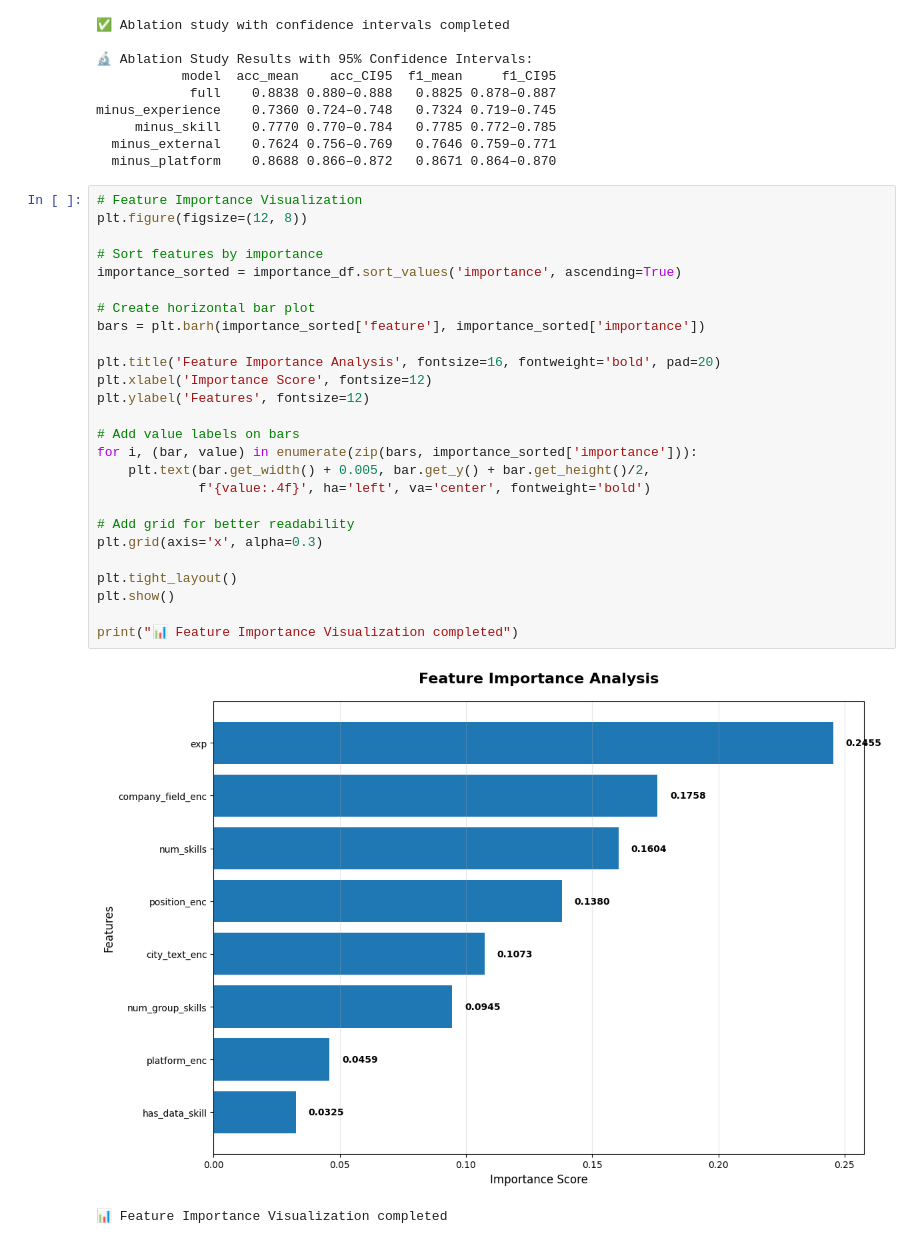
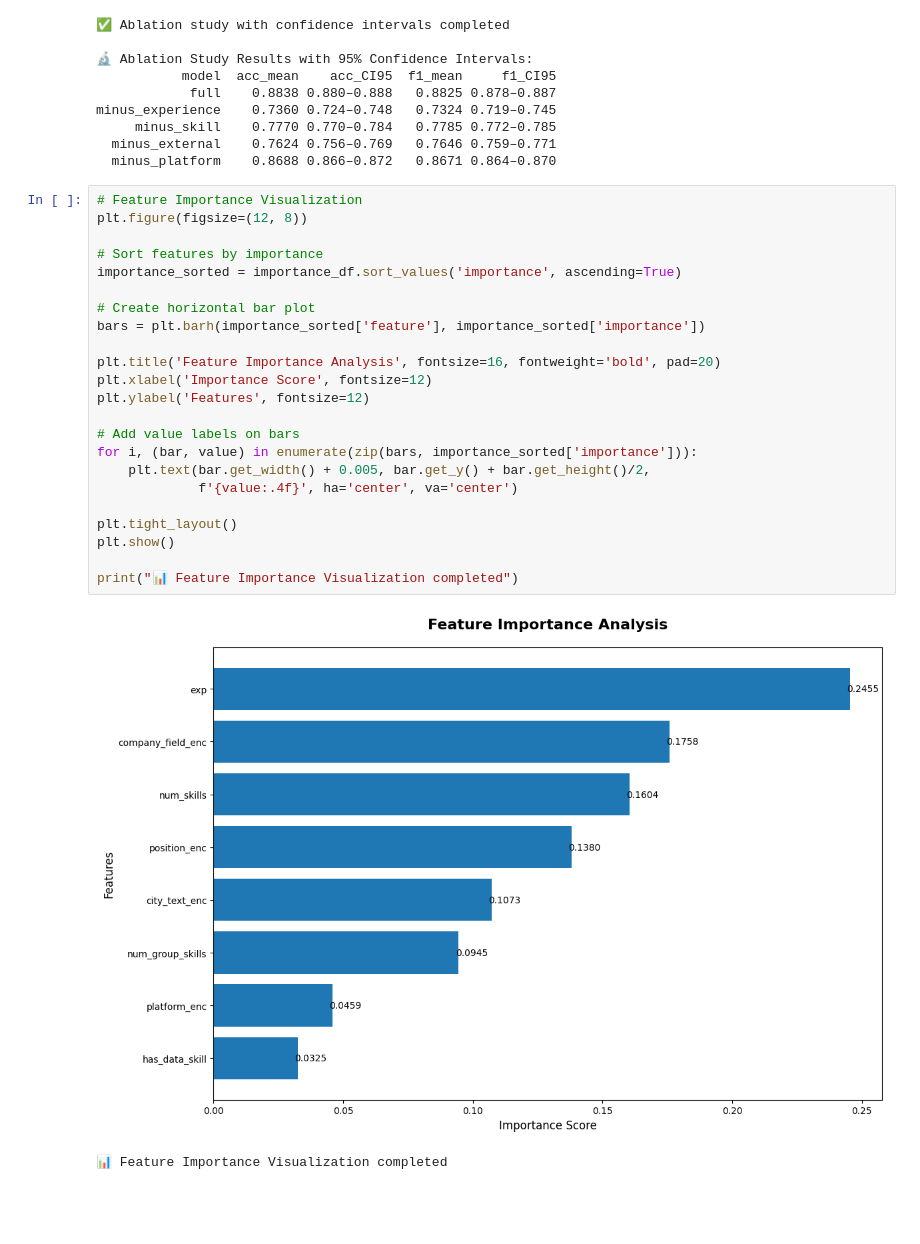
Before and after one commit to thilinnd/IT_salary_in_Vietnam, a Jupyter notebook: Preprocess/3 machine learning.ipynb, the cells around one changed output. Drawn from its saved outputs; the diff is of its cells as text; blank space fills up the shorter version.

```diff
--- a/Preprocess/3 machine learning.ipynb
+++ b/Preprocess/3 machine learning.ipynb
@@ -387,29 +379,26 @@ minus_experience    0.7360 0.724–0.748   0.7324 0.719–0.745
 # %%
 # Feature Importance Visualization
 plt.figure(figsize=(12, 8))
 
 # Sort features by importance
 importance_sorted = importance_df.sort_values('importance', ascending=True)
 
 # Create horizontal bar plot
 bars = plt.barh(importance_sorted['feature'], importance_sorted['importance'])
 
 plt.title('Feature Importance Analysis', fontsize=16, fontweight='bold', pad=20)
 plt.xlabel('Importance Score', fontsize=12)
 plt.ylabel('Features', fontsize=12)
 
 # Add value labels on bars
 for i, (bar, value) in enumerate(zip(bars, importance_sorted['importance'])):
     plt.text(bar.get_width() + 0.005, bar.get_y() + bar.get_height()/2,
-             f'{value:.4f}', ha='left', va='center', fontweight='bold')
-
-# Add grid for better readability
-plt.grid(axis='x', alpha=0.3)
+             f'{value:.4f}', ha='center', va='center')
 
 plt.tight_layout()
 plt.show()
 
 print("📊 Feature Importance Visualization completed")
 # %% [output]
-[figure, old version]
+[figure, new version]
 📊 Feature Importance Visualization completed
```
Also changed, not shown: parts of 1 cell of this notebook, 4 other files.
